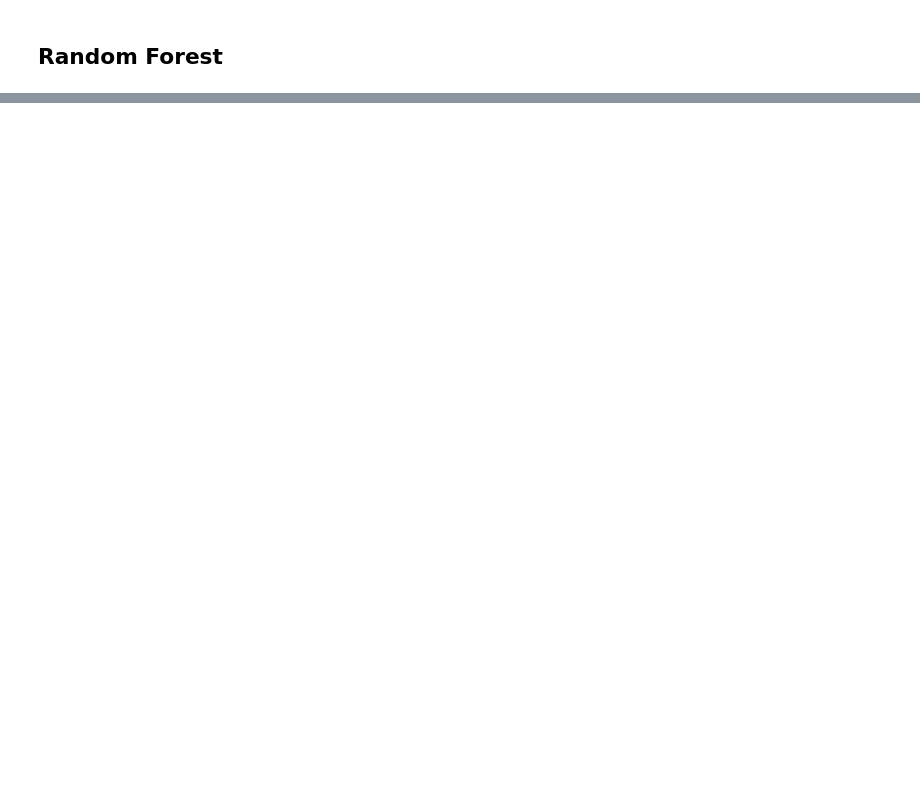
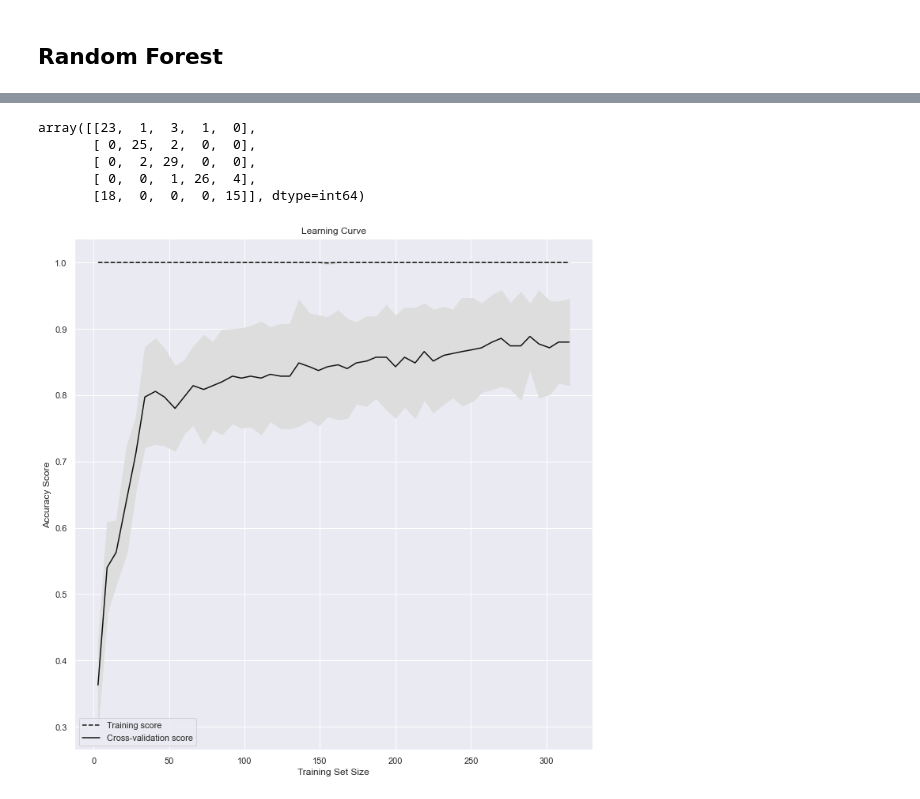
Before and after one commit to pratyush1611/GEO5017_Assignments, a Jupyter notebook: Asg2_Classification/asg02.ipynb, the cells around one changed output, grey strips where cells are left out. Cells and saved outputs as stored; diff of their text form; code cells hidden in the pictures; blank space fills up the shorter version.

```diff
--- a/Asg2_Classification/asg02.ipynb
+++ b/Asg2_Classification/asg02.ipynb
@@ -194,0 +250,12 @@ predictionAccuracyChecker( predList , minMax_y_test)
+# %%
+confusion_matrix(minMax_y_test, rfPredList)
+# %% [output]
+array([[23,  1,  3,  1,  0],
+       [ 0, 25,  2,  0,  0],
+       [ 0,  2, 29,  0,  0],
+       [ 0,  0,  1, 26,  4],
+       [18,  0,  0,  0, 15]], dtype=int64)
+# %%
+learningCurve(RandomForestClassifier(), minMax_X_train, minMax_y_train)
+# %% [output]
+[figure, added]
```
Also changed, not shown: parts of 19 cells of this notebook.
